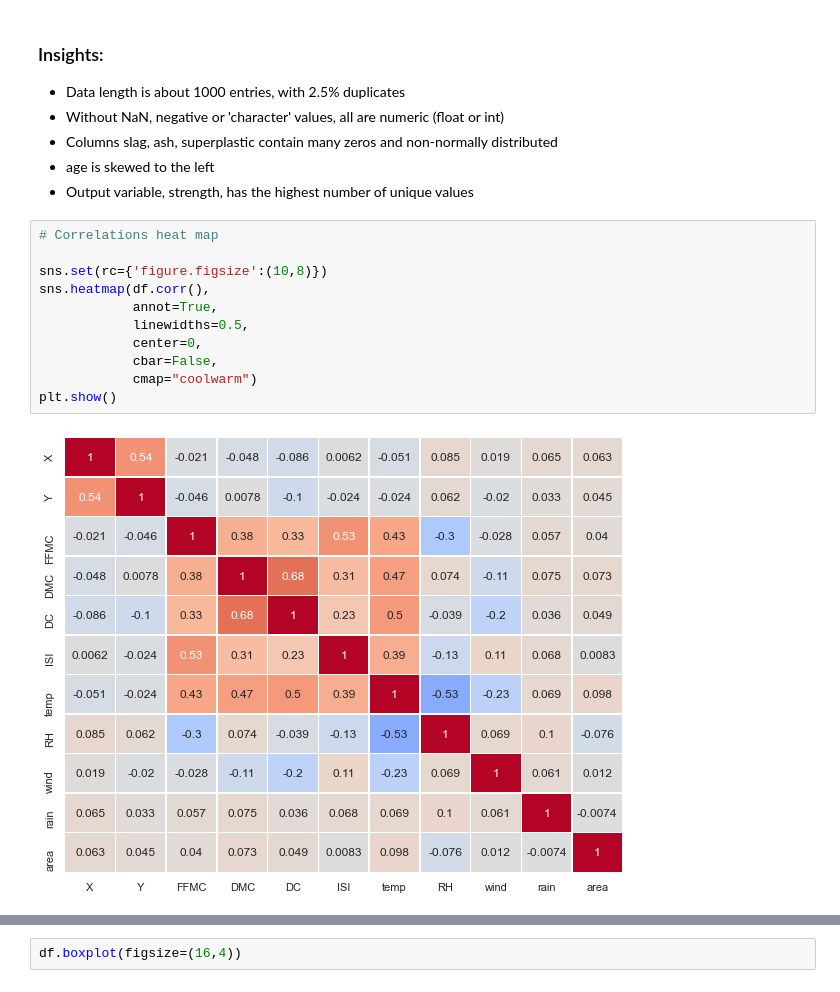
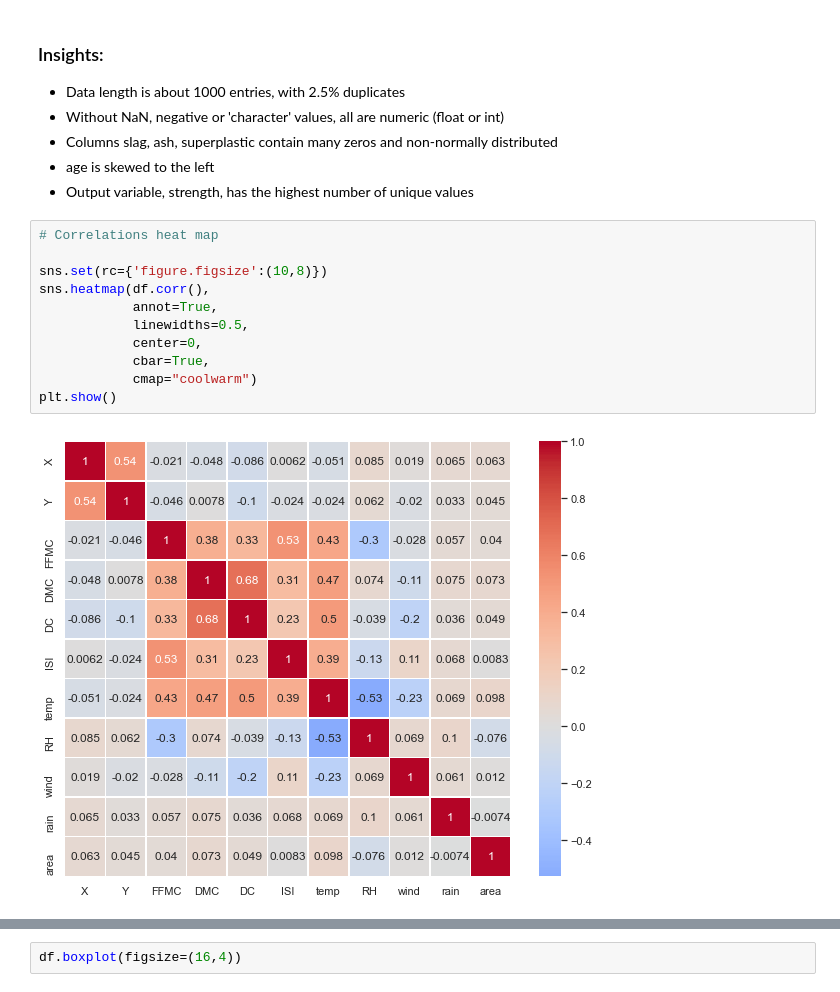
Before and after one commit to InnaG33/Sunny-spot, a Jupyter notebook: forest_fires.ipynb, the cells around one changed output, grey strips where cells are left out. Drawn from its saved outputs; the diff is of its cells as text.

```diff
--- a/forest_fires.ipynb
+++ b/forest_fires.ipynb
@@ -223,13 +246,13 @@ Name: area, Length: 251, dtype: float64
 # %%
 # Correlations heat map
 
 sns.set(rc={'figure.figsize':(10,8)})
 sns.heatmap(df.corr(),
             annot=True,
             linewidths=0.5,
             center=0,
-            cbar=False,
+            cbar=True,
             cmap="coolwarm")
 plt.show()
 # %% [output]
-[figure, old version]
+[figure, new version]
```
Also changed, not shown: parts of 192 cells of this notebook.
